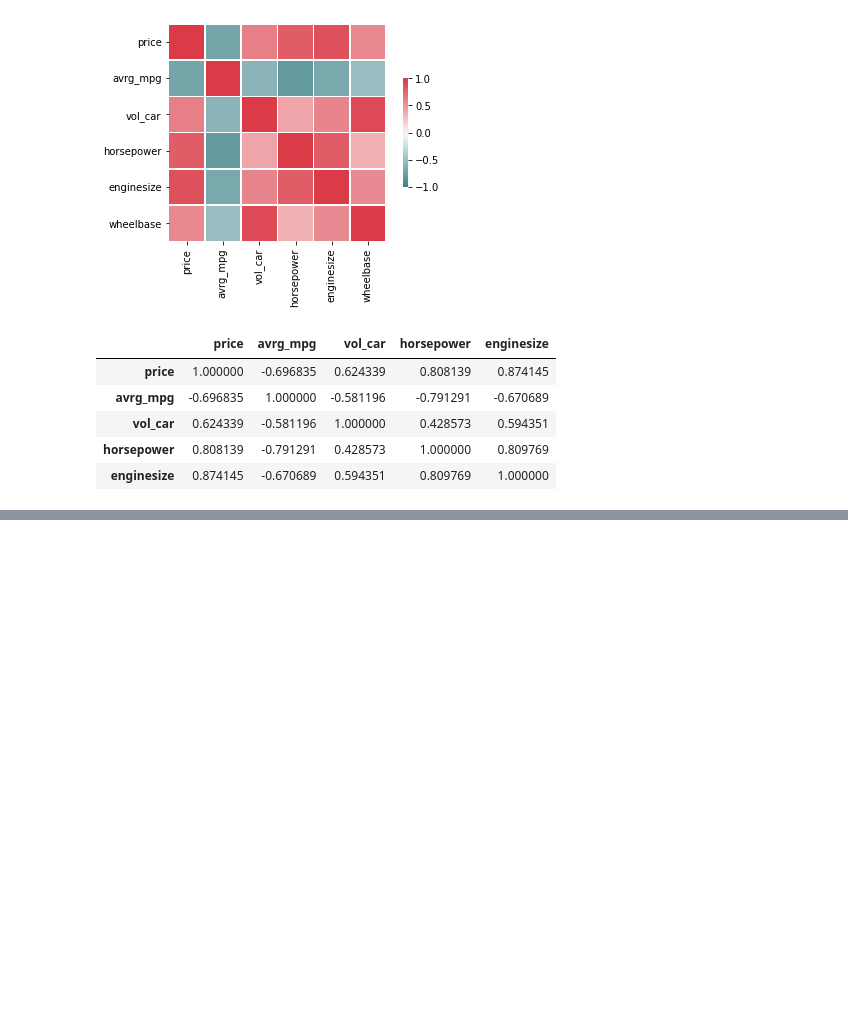
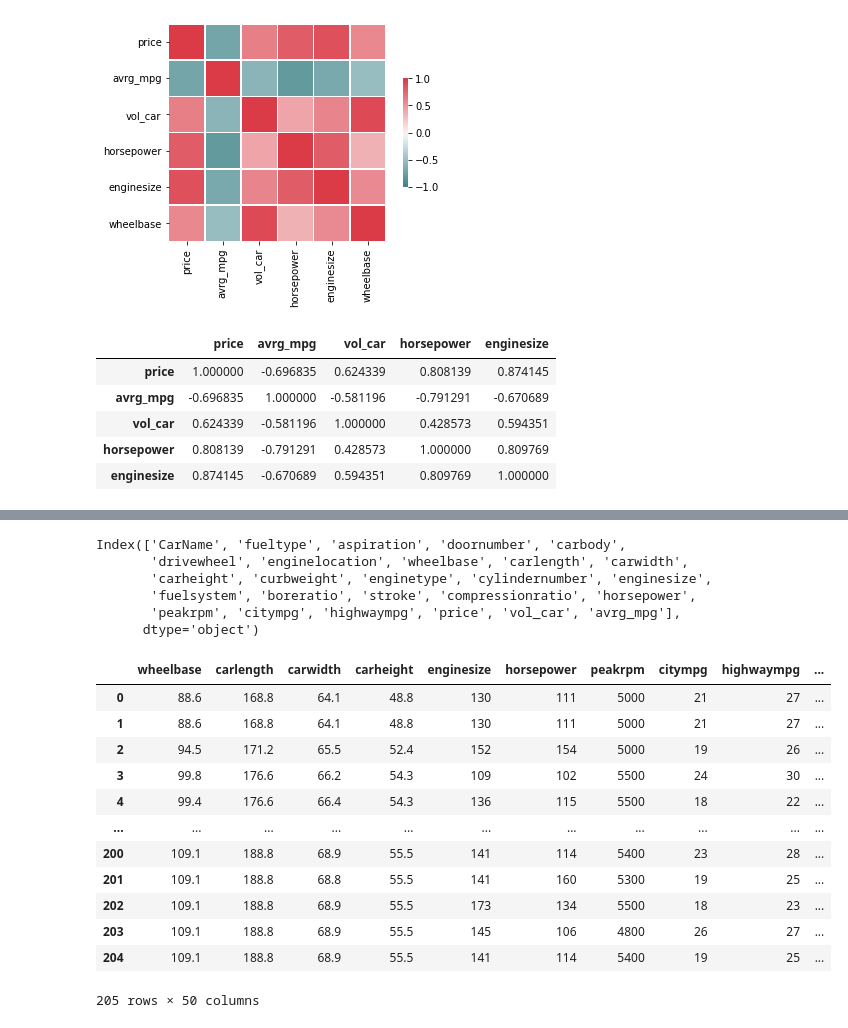
Before and after one commit to JesusNoelValMo/Machine_Learning_Book, a Jupyter notebook: Projects/car_price_prediction/car_price_prediction.ipynb, the cells around one changed output, grey strips where cells are left out. Drawn from its saved outputs; the diff is of its cells as text; code cells hidden in the pictures; blank space fills up the shorter version.

```diff
--- a/Projects/car_price_prediction/car_price_prediction.ipynb
+++ b/Projects/car_price_prediction/car_price_prediction.ipynb
@@ -130,0 +187,35 @@ num_data[['price', 'avrg_mpg', 'vol_car', 'horsepower', 'enginesize']].corr()
+# %%
+
+
+#Volume of the car
+data['vol_car'] = num_data.apply(lambda x: x['carlength']*x['carwidth']*x['carheight'], axis=1)
+#avrg mpg
+data['avrg_mpg'] = num_data.apply(lambda x: (x['citympg']+x['highwaympg'])/2, axis=1)
+data.columns
+# %% [output]
+Index(['CarName', 'fueltype', 'aspiration', 'doornumber', 'carbody',
+       'drivewheel', 'enginelocation', 'wheelbase', 'carlength', 'carwidth',
+       'carheight', 'curbweight', 'enginetype', 'cylindernumber', 'enginesize',
+       'fuelsystem', 'boreratio', 'stroke', 'compressionratio', 'horsepower',
+       'peakrpm', 'citympg', 'highwaympg', 'price', 'vol_car', 'avrg_mpg'],
+      dtype='object')
+# %%
+model_df = data[['fueltype', 'aspiration','doornumber', 'carbody', 'drivewheel', 'enginelocation','wheelbase', 'carlength', 'carwidth',
+       'carheight','enginetype',	'cylindernumber', 'enginesize',"fuelsystem", 'horsepower','peakrpm', 'citympg', 'highwaympg', 'vol_car', 'avrg_mpg','price']]
+# %%
+model_df = pd.get_dummies(model_df)
+model_df
+# %% [output]
+|  | wheelbase | carlength | carwidth | carheight | enginesize | horsepower | peakrpm | citympg | highwaympg | ... |
+| 0 | 88.6 | 168.8 | 64.1 | 48.8 | 130 | 111 | 5000 | 21 | 27 | ... |
+| 1 | 88.6 | 168.8 | 64.1 | 48.8 | 130 | 111 | 5000 | 21 | 27 | ... |
+| 2 | 94.5 | 171.2 | 65.5 | 52.4 | 152 | 154 | 5000 | 19 | 26 | ... |
+| 3 | 99.8 | 176.6 | 66.2 | 54.3 | 109 | 102 | 5500 | 24 | 30 | ... |
+| 4 | 99.4 | 176.6 | 66.4 | 54.3 | 136 | 115 | 5500 | 18 | 22 | ... |
+| ... | ... | ... | ... | ... | ... | ... | ... | ... | ... | ... |
+| 200 | 109.1 | 188.8 | 68.9 | 55.5 | 141 | 114 | 5400 | 23 | 28 | ... |
+| 201 | 109.1 | 188.8 | 68.8 | 55.5 | 141 | 160 | 5300 | 19 | 25 | ... |
+| 202 | 109.1 | 188.8 | 68.9 | 55.5 | 173 | 134 | 5500 | 18 | 23 | ... |
+| 203 | 109.1 | 188.8 | 68.9 | 55.5 | 145 | 106 | 4800 | 26 | 27 | ... |
+| 204 | 109.1 | 188.8 | 68.9 | 55.5 | 141 | 114 | 5400 | 19 | 25 | ... |
+205 rows × 50 columns
```
Also changed, not shown: parts of 10 cells of this notebook.
